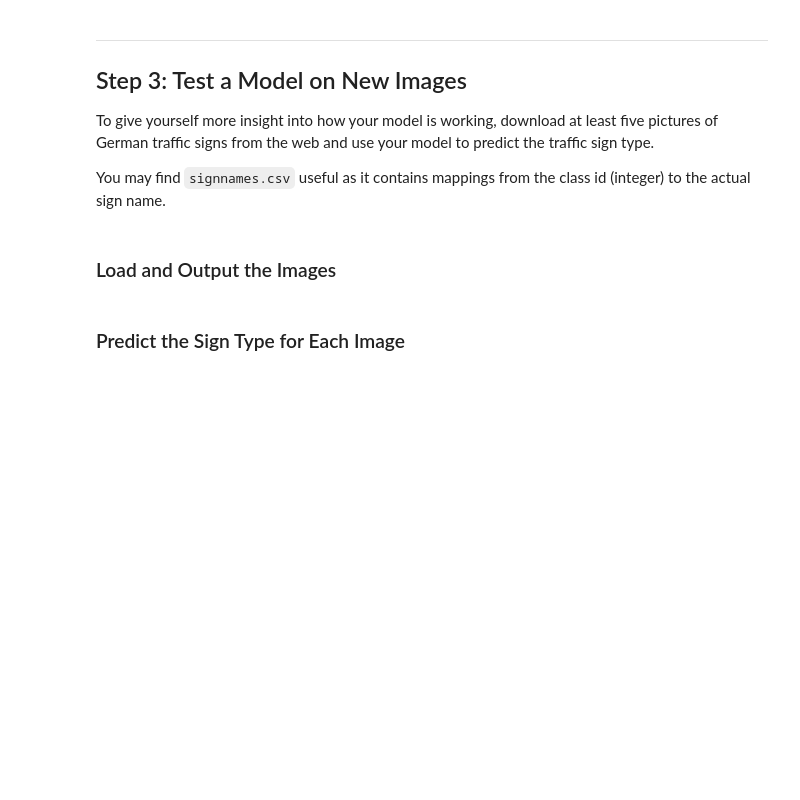
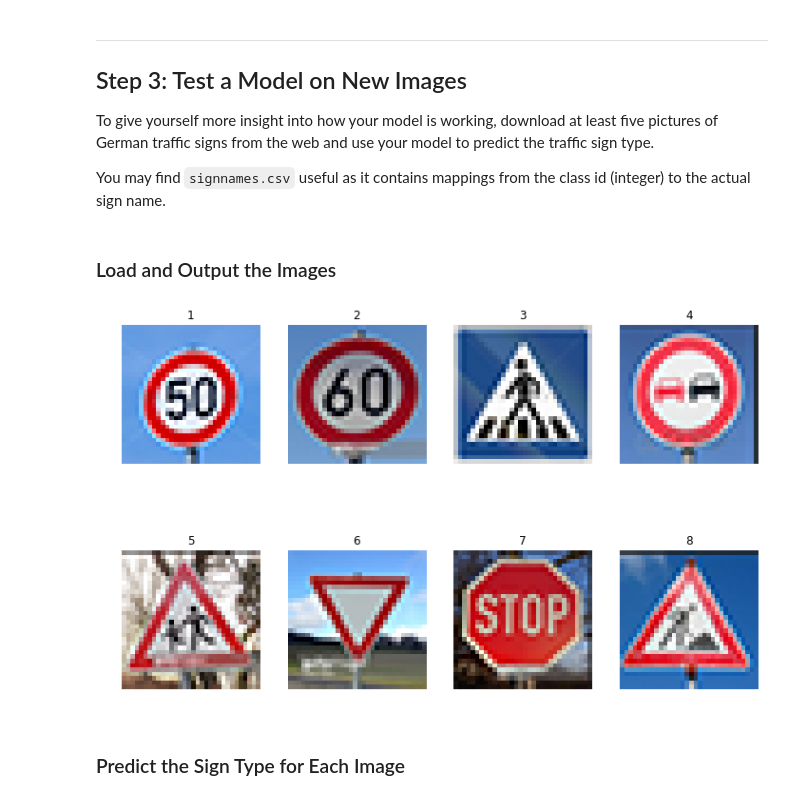
Before and after one commit to udacity/CarND-Traffic-Sign-Classifier-Project, a Jupyter notebook: Traffic_Sign_Classifier.ipynb, the cells around one changed output. Cells and saved outputs as stored; diff of their text form; code cells hidden in the pictures; blank space fills up the shorter version.

```diff
--- a/Traffic_Sign_Classifier.ipynb
+++ b/Traffic_Sign_Classifier.ipynb
@@ -154,2 +275,13 @@ You may find `signnames.csv` useful as it contains mappings from the class id (i
+# %%
+# Import traffic signs class names
+signs_class = get_classes('signnames.csv')
+
+# Import images from web
+test_img = load_test_images('./web/*')
+
+# Visualize images from web
+plot_test_images(test_img)
+# %% [output]
+[figure, added]
 # %% [markdown]
 ### Predict the Sign Type for Each Image
```
Also changed, not shown: parts of 22 cells of this notebook, 18 other files.
